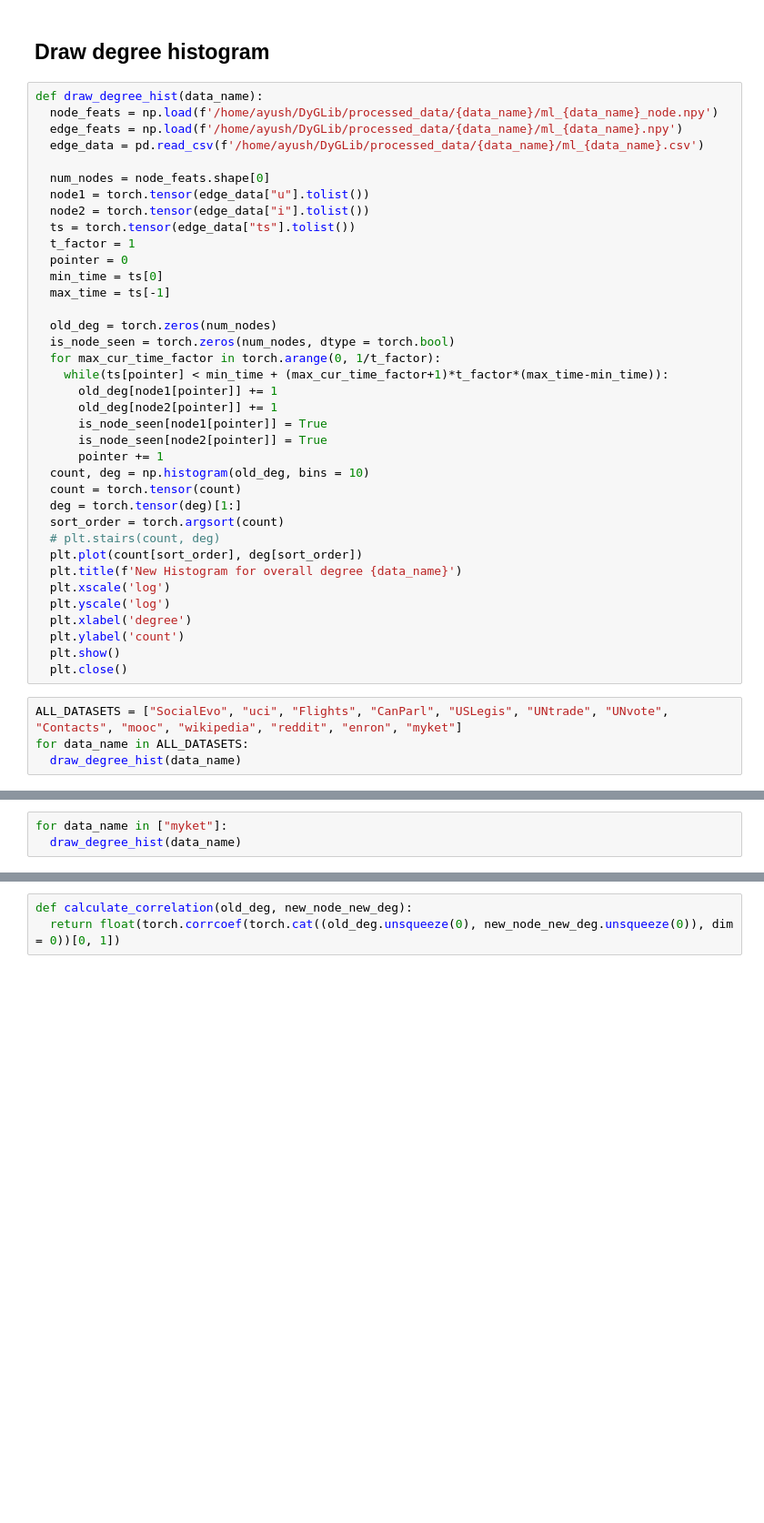
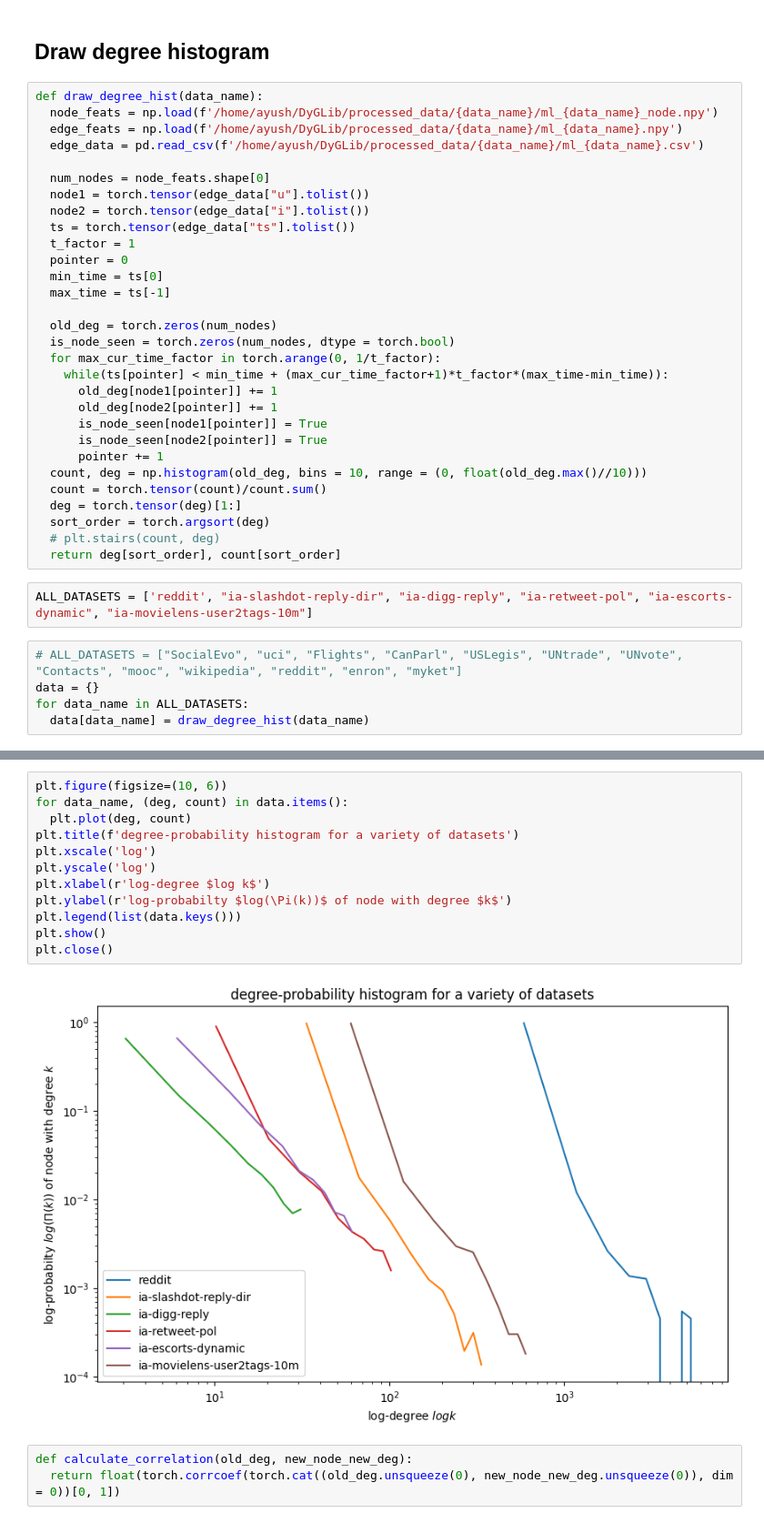
Before and after one commit to webster-781/DyGLib, a Jupyter notebook: scripts/dataset_analysis.ipynb, the cells around one changed output, grey strips where cells are left out. Shown: that part at 91% size. Cells and saved outputs as stored; diff of their text form; blank space fills up the shorter version.

```diff
--- a/scripts/dataset_analysis.ipynb
+++ b/scripts/dataset_analysis.ipynb
@@ -80,20 +80,16 @@ def draw_degree_hist(data_name):
       is_node_seen[node1[pointer]] = True
       is_node_seen[node2[pointer]] = True
       pointer += 1
-  count, deg = np.histogram(old_deg, bins = 10)
-  count = torch.tensor(count)
+  count, deg = np.histogram(old_deg, bins = 10, range = (0, float(old_deg.max()//10)))
+  count = torch.tensor(count)/count.sum()
   deg = torch.tensor(deg)[1:]
-  sort_order = torch.argsort(count)
+  sort_order = torch.argsort(deg)
   # plt.stairs(count, deg)
-  plt.plot(count[sort_order], deg[sort_order])
-  plt.title(f'New Histogram for overall degree {data_name}')
-  plt.xscale('log')
-  plt.yscale('log')
-  plt.xlabel('degree')
-  plt.ylabel('count')
-  plt.show()
-  plt.close()
+  return deg[sort_order], count[sort_order]
+# %%
+ALL_DATASETS = ['reddit', "ia-slashdot-reply-dir", "ia-digg-reply", "ia-retweet-pol", "ia-escorts-dynamic", "ia-movielens-user2tags-10m"]
 # %%
-ALL_DATASETS = ["SocialEvo", "uci", "Flights", "CanParl", "USLegis", "UNtrade", "UNvote", "Contacts", "mooc", "wikipedia", "reddit", "enron", "myket"]
+# ALL_DATASETS = ["SocialEvo", "uci", "Flights", "CanParl", "USLegis", "UNtrade", "UNvote", "Contacts", "mooc", "wikipedia", "reddit", "enron", "myket"]
+data = {}
 for data_name in ALL_DATASETS:
-  draw_degree_hist(data_name)
+  data[data_name] = draw_degree_hist(data_name)
@@ -126,3 +95,0 @@ for data_name in ALL_DATASETS:
-# %%
-for data_name in ["myket"]:
-  draw_degree_hist(data_name)
@@ -131,3 +116,17 @@ for data_name in ["myket"]:
+# %%
+plt.figure(figsize=(10, 6))
+for data_name, (deg, count) in data.items():
+  plt.plot(deg, count)
+plt.title(f'degree-probability histogram for a variety of datasets')
+plt.xscale('log')
+plt.yscale('log')
+plt.xlabel(r'log-degree $log k$')
+plt.ylabel(r'log-probabilty $log(\Pi(k))$ of node with degree $k$')
+plt.legend(list(data.keys()))
+plt.show()
+plt.close()
+# %% [output]
+[figure, added]
 # %%
 def calculate_correlation(old_deg, new_node_new_deg):
   return float(torch.corrcoef(torch.cat((old_deg.unsqueeze(0), new_node_new_deg.unsqueeze(0)), dim = 0))[0, 1])
```
Also changed, not shown: parts of 3 cells of this notebook, 5 other files.
